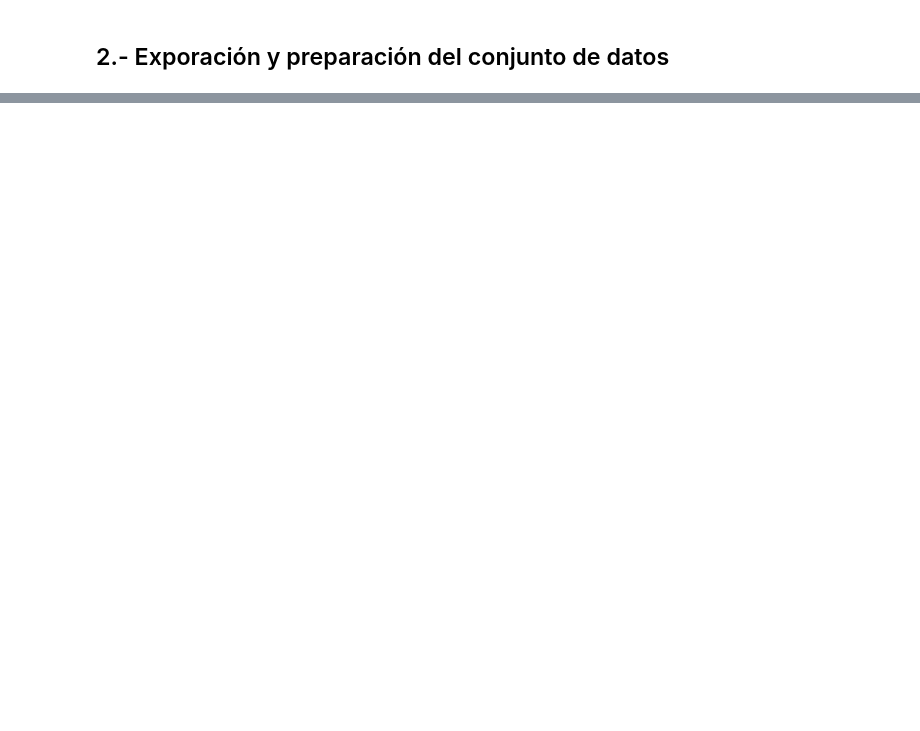
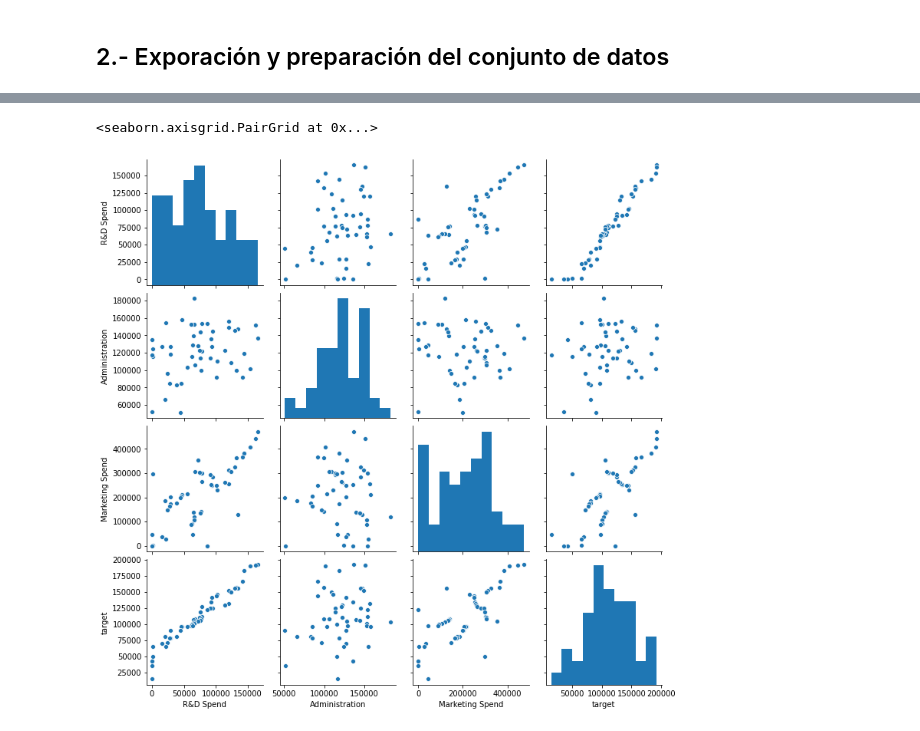
Before and after one commit to NicoPatalagua/Scikit-learn, a Jupyter notebook: Sci_Kit_Learn_A.ipynb, the cells around one changed output, grey strips where cells are left out. Saved outputs shown, nothing was run; the diff lists cells and outputs as text; code cells hidden in the pictures; blank space fills up the shorter version.

```diff
--- a/Sci_Kit_Learn_A.ipynb
+++ b/Sci_Kit_Learn_A.ipynb
@@ -148,0 +33,5 @@ r2_score 0.009573469341491059
+# %%
+#Exportamos el dataset
+ObjData=pd.read_csv('data.csv')
+#Presentar la cabecera del dataset
+ObjData.head()
@@ -148,0 +100,4 @@ r2_score 0.009573469341491059
+# %%
+#Usamos profit (lucro) como variable tarjet
+ObjData.rename(columns={'Profit':'target'},inplace=True)
+ObjData.head()
@@ -148,0 +116,6 @@ r2_score 0.009573469341491059
+# %%
+#Dispersion par por variables
+sns.pairplot(ObjData)
+# %% [output]
+<seaborn.axisgrid.PairGrid at 0x...>
+[figure, added]
```
Also changed, not shown: parts of 58 cells of this notebook.
